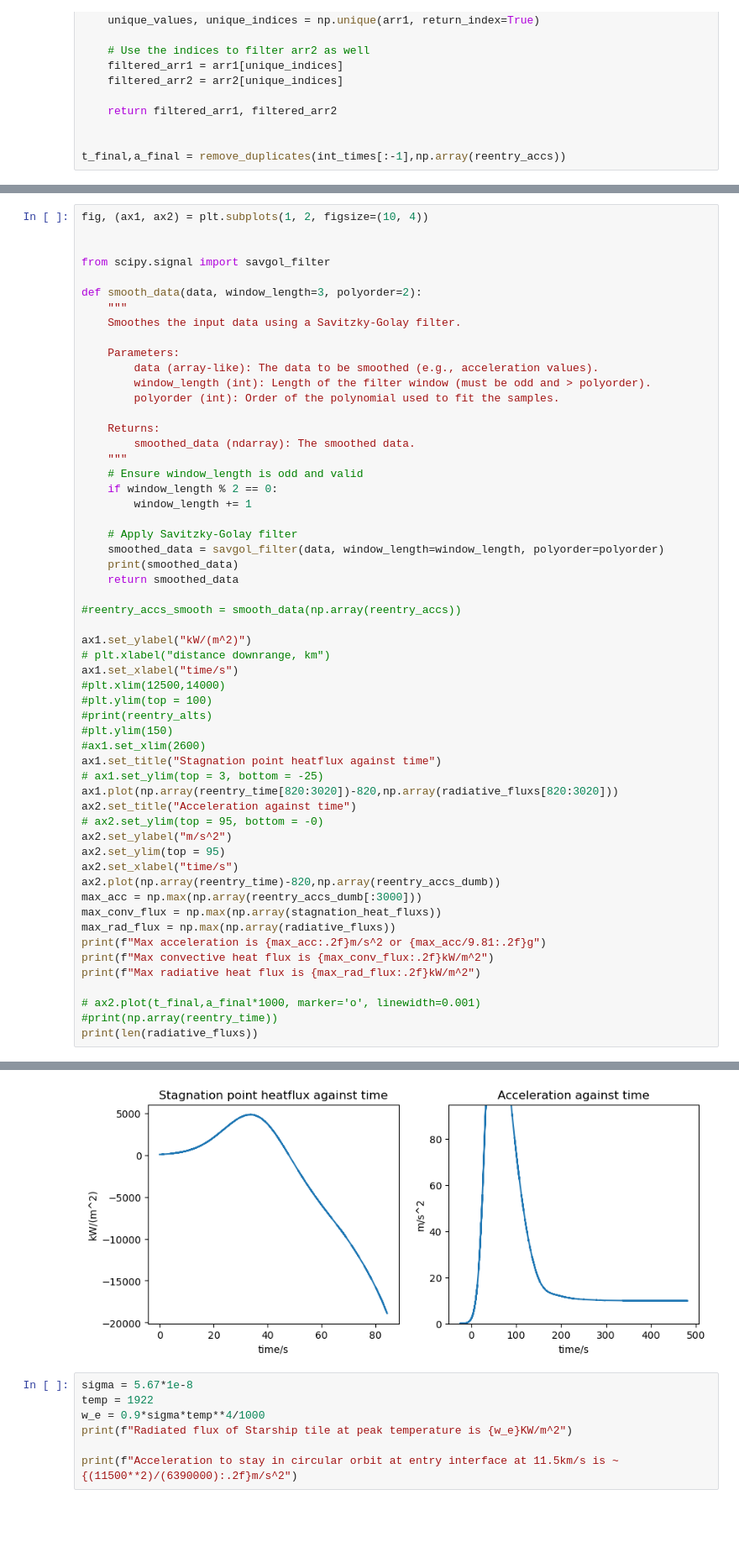
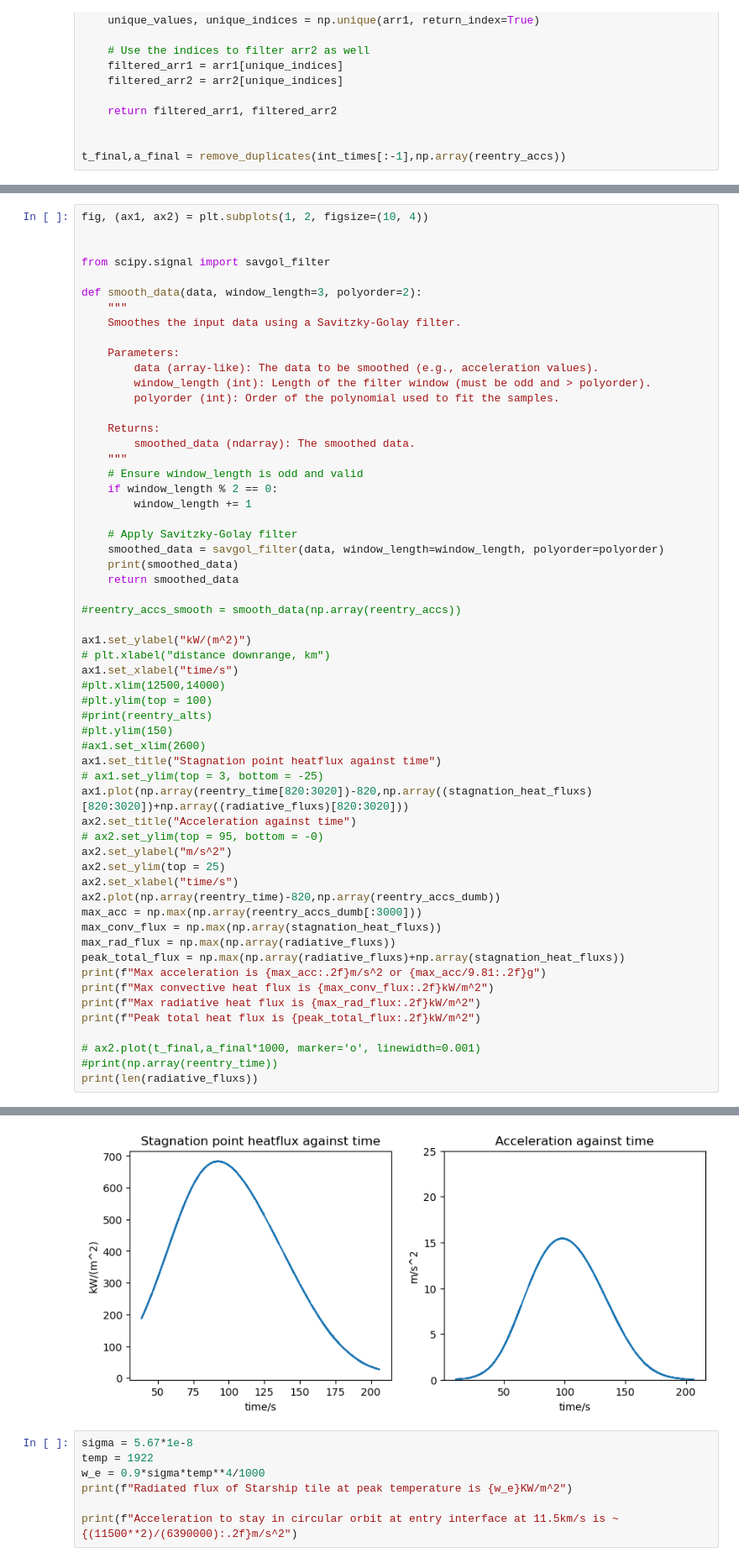
Before and after one commit to jackSN8/mars-3-months, a Jupyter notebook: hyperbolic-earth-entry.ipynb, the cells around one changed output, grey strips where cells are left out. Shown at 84% size. Drawn from its saved outputs; the diff is of its cells as text; blank space fills up the shorter version.

```diff
--- a/hyperbolic-earth-entry.ipynb
+++ b/hyperbolic-earth-entry.ipynb
@@ -496,19 +489,21 @@ ax1.set_xlabel("time/s")
 #ax1.set_xlim(2600)
 ax1.set_title("Stagnation point heatflux against time")
 # ax1.set_ylim(top = 3, bottom = -25)
-ax1.plot(np.array(reentry_time[820:3020])-820,np.array(radiative_fluxs[820:3020]))
+ax1.plot(np.array(reentry_time[820:3020])-820,np.array((stagnation_heat_fluxs)[820:3020])+np.array((radiative_fluxs)[820:3020]))
 ax2.set_title("Acceleration against time")
 # ax2.set_ylim(top = 95, bottom = -0)
 ax2.set_ylabel("m/s^2")
-ax2.set_ylim(top = 95)
+ax2.set_ylim(top = 25)
 ax2.set_xlabel("time/s")
 ax2.plot(np.array(reentry_time)-820,np.array(reentry_accs_dumb))
 max_acc = np.max(np.array(reentry_accs_dumb[:3000]))
 max_conv_flux = np.max(np.array(stagnation_heat_fluxs))
 max_rad_flux = np.max(np.array(radiative_fluxs))
+peak_total_flux = np.max(np.array(radiative_fluxs)+np.array(stagnation_heat_fluxs))
 print(f"Max acceleration is {max_acc:.2f}m/s^2 or {max_acc/9.81:.2f}g")
 print(f"Max convective heat flux is {max_conv_flux:.2f}kW/m^2")
 print(f"Max radiative heat flux is {max_rad_flux:.2f}kW/m^2")
+print(f"Peak total heat flux is {peak_total_flux:.2f}kW/m^2")
 
 # ax2.plot(t_final,a_final*1000, marker='o', linewidth=0.001)
 #print(np.array(reentry_time))
@@ -521,4 +517,4 @@ Max radiative heat flux is 4826.04kW/m^2
-[figure, old version]
+[figure, new version]
 # %%
 sigma = 5.67*1e-8
 temp = 1922
```
Also changed, not shown: parts of 7 cells of this notebook, 8 other files.
